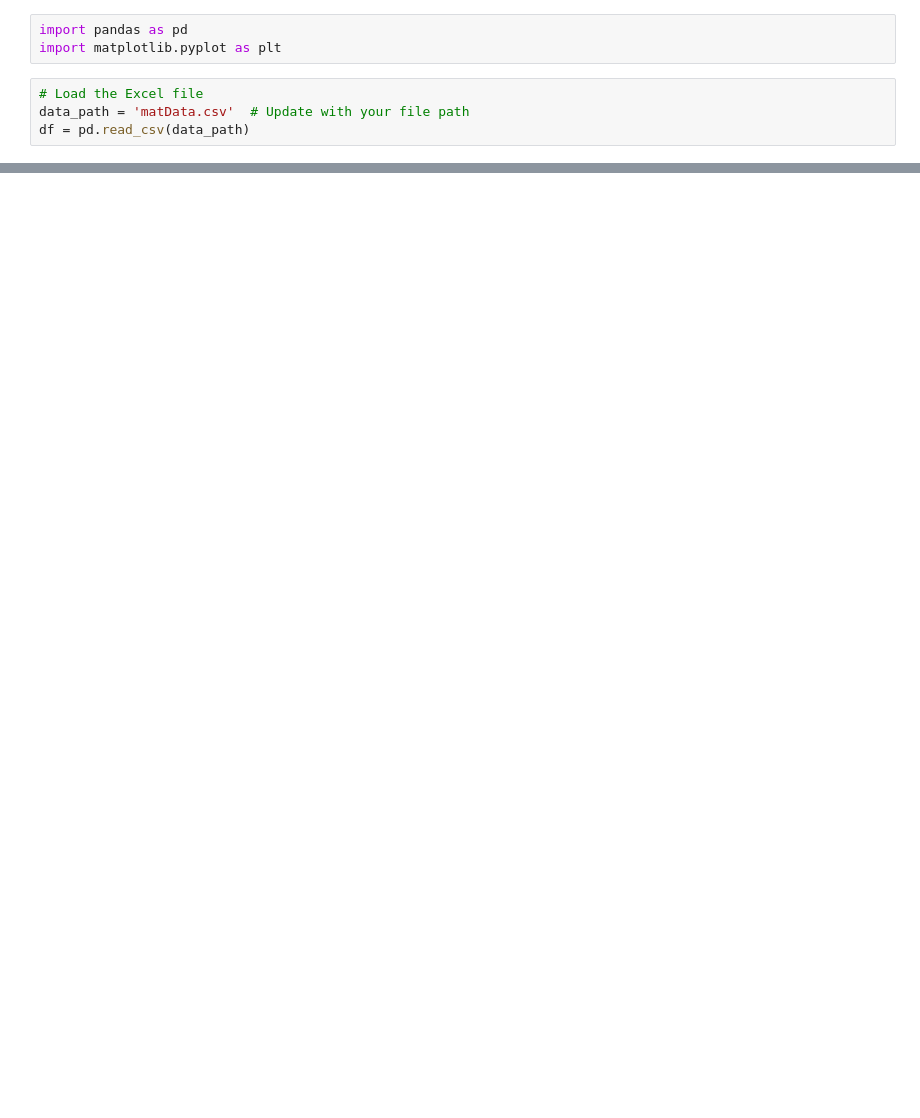
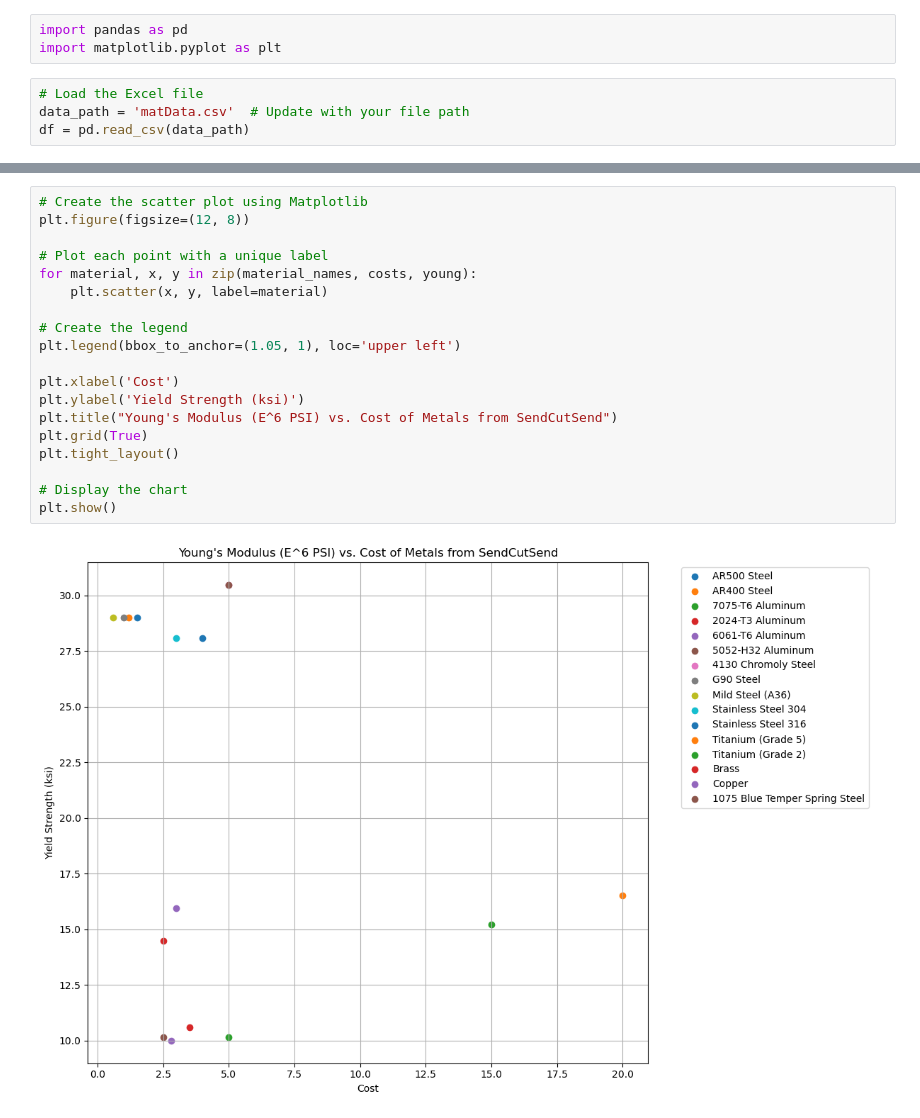
Before and after one commit to dpeachpeach/ondroid, a Jupyter notebook: docs/analysis/materials/materialSelection/matCompare.ipynb, the cells around one changed output, grey strips where cells are left out. Cells and saved outputs as stored; diff of their text form; blank space fills up the shorter version.

```diff
--- a/docs/analysis/materials/materialSelection/matCompare.ipynb
+++ b/docs/analysis/materials/materialSelection/matCompare.ipynb
@@ -33,0 +35,21 @@ plt.show()
+# %%
+# Create the scatter plot using Matplotlib
+plt.figure(figsize=(12, 8))
+
+# Plot each point with a unique label
+for material, x, y in zip(material_names, costs, young):
+    plt.scatter(x, y, label=material)
+
+# Create the legend
+plt.legend(bbox_to_anchor=(1.05, 1), loc='upper left')
+
+plt.xlabel('Cost')
+plt.ylabel('Yield Strength (ksi)')
+plt.title("Young's Modulus (E^6 PSI) vs. Cost of Metals from SendCutSend")
+plt.grid(True)
+plt.tight_layout()
+
+# Display the chart
+plt.show()
+# %% [output]
+[figure, added]
```
Also changed, not shown: parts of 2 cells of this notebook, 3 other files.
